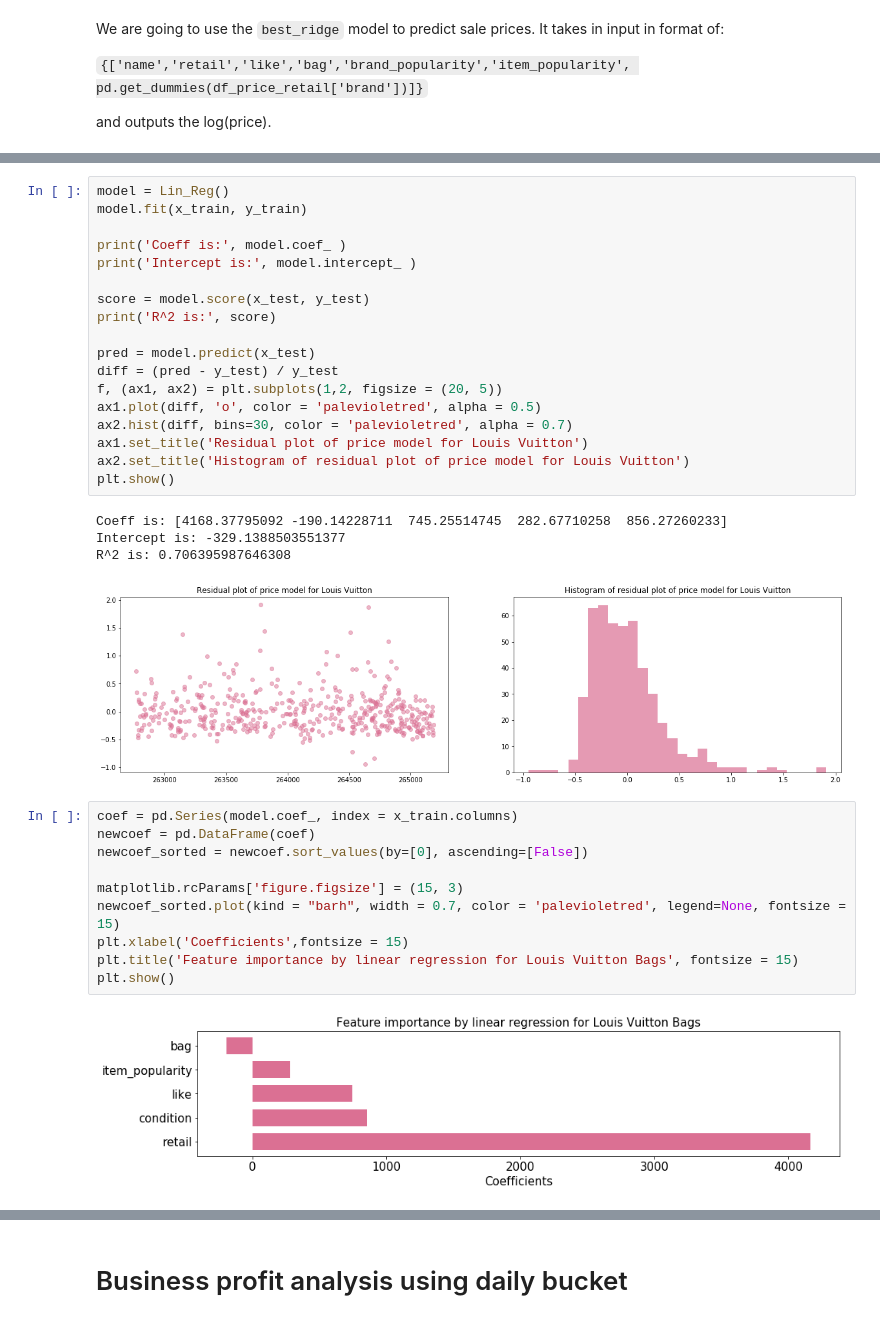
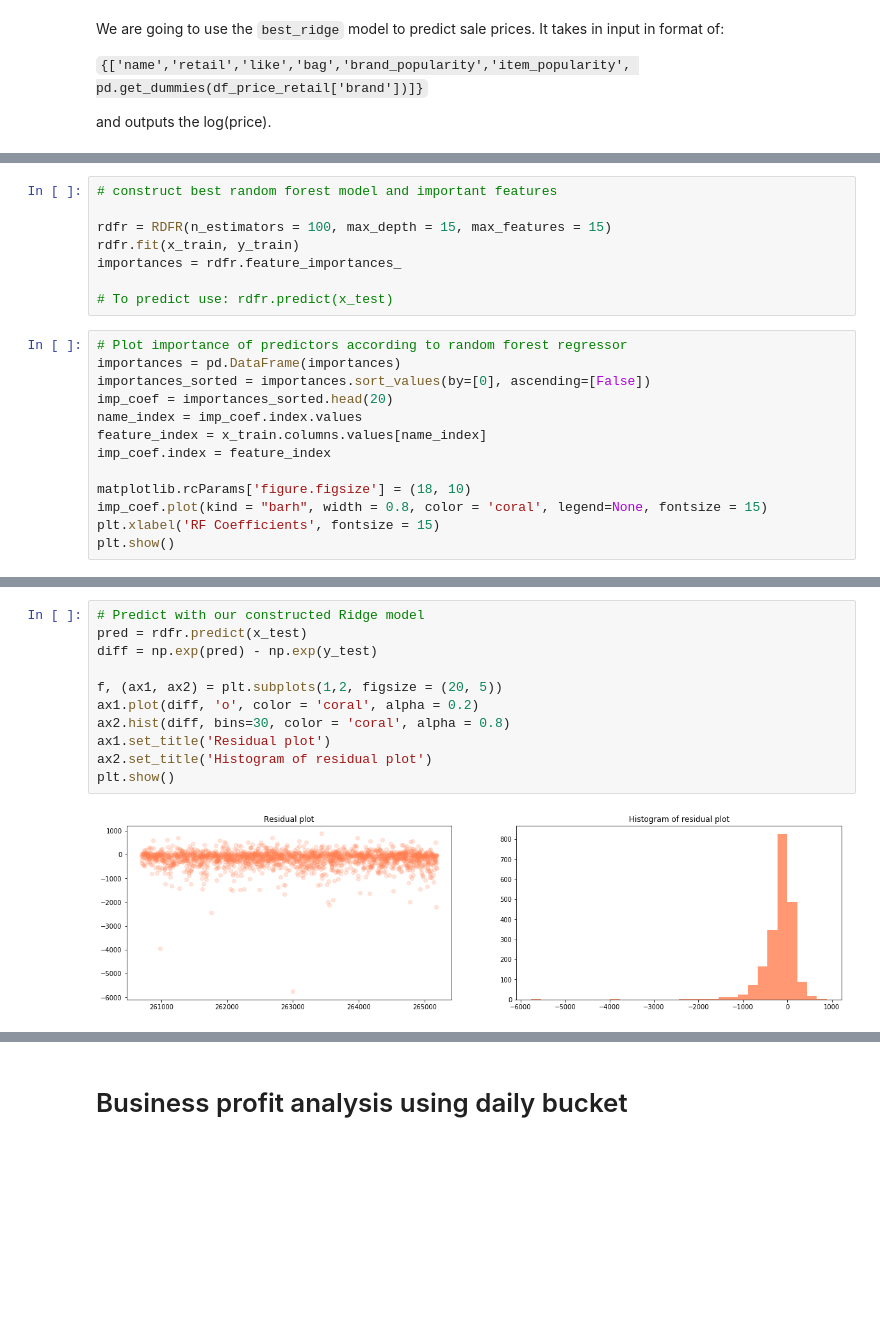
Before and after one commit to dw357/upon, a Jupyter notebook: fashionphile_dw.ipynb, the cells around one changed output, grey strips where cells are left out. Cells and saved outputs as stored; diff of their text form; blank space fills up the shorter version.

```diff
--- a/fashionphile_dw.ipynb
+++ b/fashionphile_dw.ipynb
@@ -656,0 +624,21 @@ y_test = y[1750:]
+# %%
+# construct best random forest model and important features
+
+rdfr = RDFR(n_estimators = 100, max_depth = 15, max_features = 15)
+rdfr.fit(x_train, y_train)
+importances = rdfr.feature_importances_
+
+# To predict use: rdfr.predict(x_test)
+# %%
+# Plot importance of predictors according to random forest regressor
+importances = pd.DataFrame(importances)
+importances_sorted = importances.sort_values(by=[0], ascending=[False])
+imp_coef = importances_sorted.head(20)
+name_index = imp_coef.index.values
+feature_index = x_train.columns.values[name_index]
+imp_coef.index = feature_index
+
+matplotlib.rcParams['figure.figsize'] = (18, 10)
+imp_coef.plot(kind = "barh", width = 0.8, color = 'coral', legend=None, fontsize = 15)
+plt.xlabel('RF Coefficients', fontsize = 15)
+plt.show()
@@ -657,35 +647,13 @@ y_test = y[1750:]
 # %%
-model = Lin_Reg()
-model.fit(x_train, y_train)
+# Predict with our constructed Ridge model
+pred = rdfr.predict(x_test)
+diff = np.exp(pred) - np.exp(y_test)
 
-print('Coeff is:', model.coef_ )
-print('Intercept is:', model.intercept_ )
-
-score = model.score(x_test, y_test)
-print('R^2 is:', score)
-
-pred = model.predict(x_test)
-diff = (pred - y_test) / y_test
 f, (ax1, ax2) = plt.subplots(1,2, figsize = (20, 5))
-ax1.plot(diff, 'o', color = 'palevioletred', alpha = 0.5)
-ax2.hist(diff, bins=30, color = 'palevioletred', alpha = 0.7)
-ax1.set_title('Residual plot of price model for Louis Vuitton')
-ax2.set_title('Histogram of residual plot of price model for Louis Vuitton')
+ax1.plot(diff, 'o', color = 'coral', alpha = 0.2)
+ax2.hist(diff, bins=30, color = 'coral', alpha = 0.8)
+ax1.set_title('Residual plot')
+ax2.set_title('Histogram of residual plot')
 plt.show()
 # %% [output]
-Coeff is: [4168.37795092 -190.14228711  745.25514745  282.67710258  856.27260233]
-Intercept is: -329.1388503551377
-R^2 is: 0.706395987646308
-[figure, old version]
+[figure, new version]
-# %%
-coef = pd.Series(model.coef_, index = x_train.columns)
-newcoef = pd.DataFrame(coef)
-newcoef_sorted = newcoef.sort_values(by=[0], ascending=[False])
-
-matplotlib.rcParams['figure.figsize'] = (15, 3)
-newcoef_sorted.plot(kind = "barh", width = 0.7, color = 'palevioletred', legend=None, fontsize = 15)
-plt.xlabel('Coefficients',fontsize = 15)
-plt.title('Feature importance by linear regression for Louis Vuitton Bags', fontsize = 15)
-plt.show()
-# %% [output]
-[figure, removed]
```
Also changed, not shown: parts of 52 cells of this notebook.
